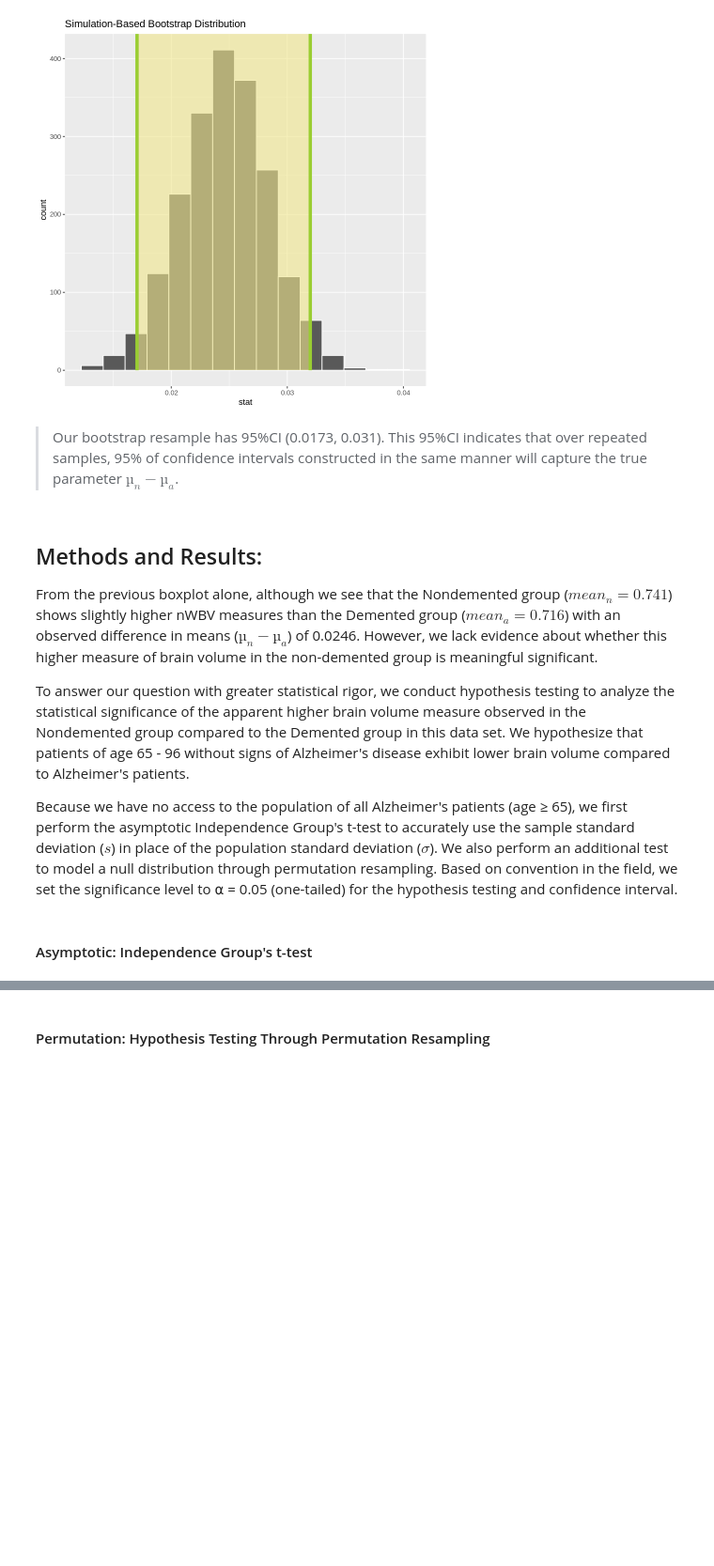
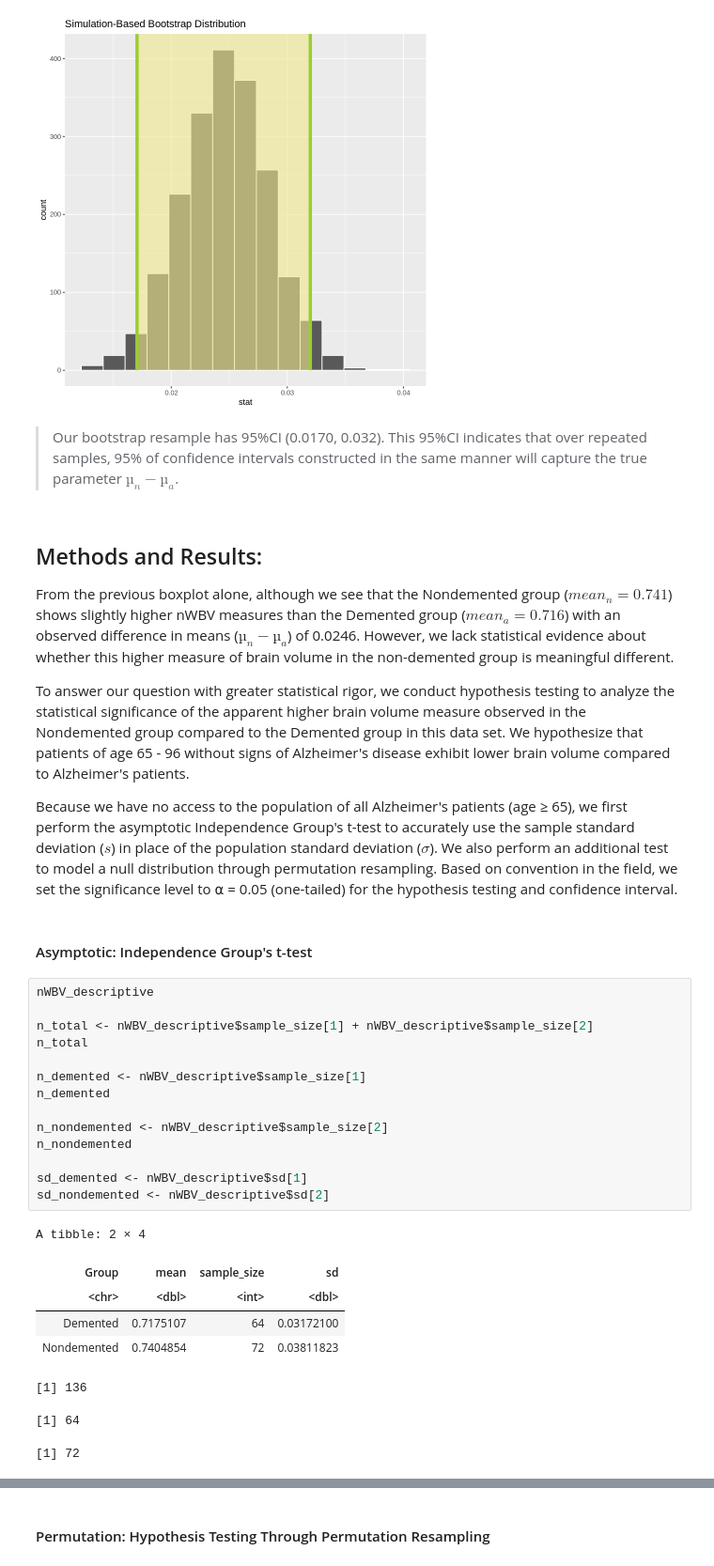
Before and after one commit to yuwangy/alzheimer_analysis, a Jupyter notebook: Project_Final_Submission.ipynb, the cells around one changed output, grey strips where cells are left out. Shown: that part at 94% size. Drawn from its saved outputs; the diff is of its cells as text; blank space fills up the shorter version.

```diff
--- a/Project_Final_Submission.ipynb
+++ b/Project_Final_Submission.ipynb
@@ -281,16 +284,39 @@ A tibble: 1 × 2
 | 0.01705222 | 0.03198037 |
 [figure]
 # %% [markdown]
-> Our bootstrap resample has 95%CI (0.0173, 0.031). This 95%CI indicates that over repeated samples, 95% of confidence intervals constructed in the same manner will capture the true parameter $µ_n - µ_a$.
+> Our bootstrap resample has 95%CI (0.0170, 0.032). This 95%CI indicates that over repeated samples, 95% of confidence intervals constructed in the same manner will capture the true parameter $µ_n - µ_a$.
 # %% [markdown]
 ## Methods and Results:
 
-From the previous boxplot alone, although we see that the Nondemented group ($mean_n = 0.741$) shows slightly higher nWBV measures than the Demented group ($mean_a = 0.716$) with an observed difference in means ($µ_n - µ_a$) of 0.0246. However, we lack evidence about whether this higher measure of brain volume in the non-demented group is meaningful  significant.
+From the previous boxplot alone, although we see that the Nondemented group ($mean_n = 0.741$) shows slightly higher nWBV measures than the Demented group ($mean_a = 0.716$) with an observed difference in means ($µ_n - µ_a$) of 0.0246. However, we lack statistical evidence about whether this higher measure of brain volume in the non-demented group is meaningful different.
 
 To answer our question with greater statistical rigor, we conduct hypothesis testing to analyze the statistical significance of the apparent higher brain volume measure observed in the Nondemented group compared to the Demented group in this data set. We hypothesize that patients of age 65 - 96 without signs of Alzheimer's disease exhibit lower brain volume compared to Alzheimer's patients.
 
 Because we have no access to the population of all Alzheimer's patients (age ≥ 65), we first perform the asymptotic Independence Group's t-test to accurately use the sample standard deviation ($s$) in place of the population standard deviation ($\sigma$). We also perform an additional test to model a null distribution through permutation resampling. Based on convention in the field, we  set the significance level to ⍺ = 0.05 (one-tailed) for the hypothesis testing and confidence interval.
 # %% [markdown]
 #### Asymptotic: Independence Group's t-test
+# %%
+nWBV_descriptive
+
+n_total <- nWBV_descriptive$sample_size[1] + nWBV_descriptive$sample_size[2]
+n_total
+
+n_demented <- nWBV_descriptive$sample_size[1]
+n_demented
+
+n_nondemented <- nWBV_descriptive$sample_size[2]
+n_nondemented
+
+sd_demented <- nWBV_descriptive$sd[1]
+sd_nondemented <- nWBV_descriptive$sd[2]
+# %% [output]
+A tibble: 2 × 4
+| Group | mean | sample_size | sd |
+| <chr> | <dbl> | <int> | <dbl> |
+| Demented | 0.7175107 | 64 | 0.03172100 |
+| Nondemented | 0.7404854 | 72 | 0.03811823 |
+[1] 136
+[1] 64
+[1] 72
 # %%
 # t.test()
```
Also changed, not shown: parts of 11 cells of this notebook.
